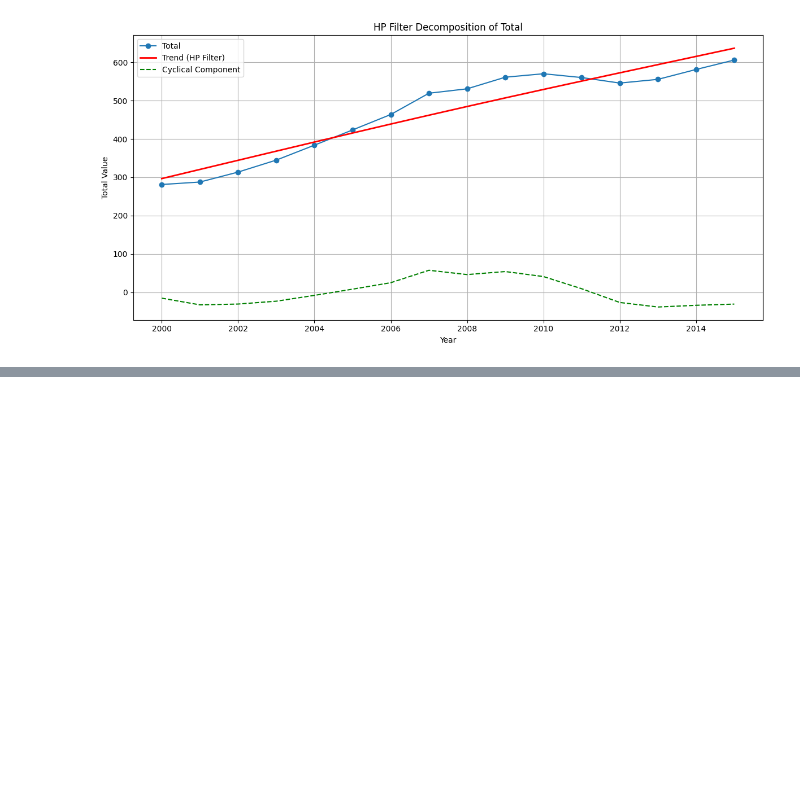
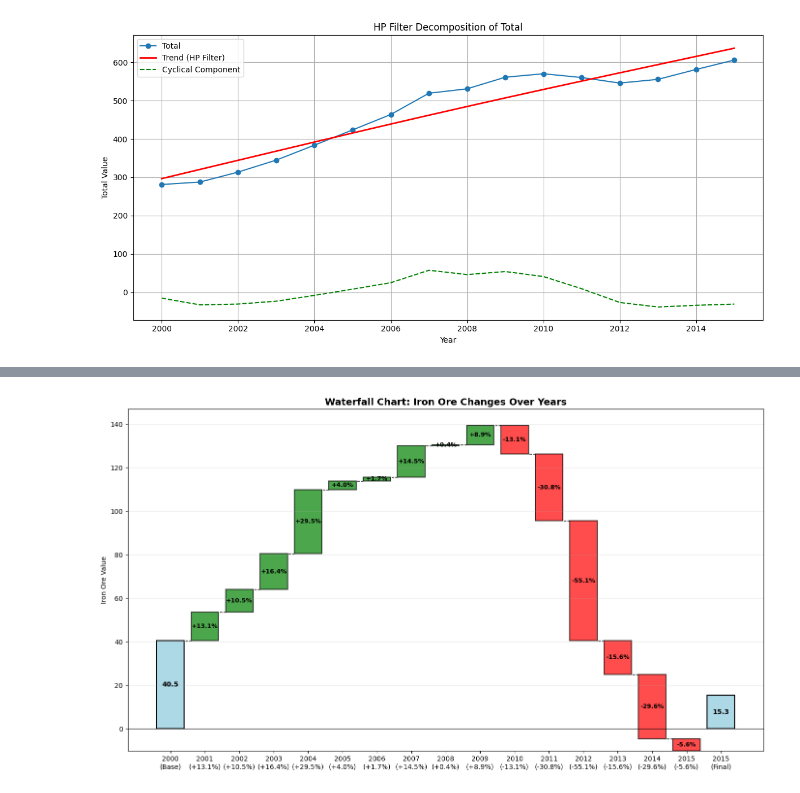
Before and after one commit to sarthak-somani/stats-project, a Jupyter notebook: stats-project-code.ipynb, the cells around one changed output, grey strips where cells are left out. Saved outputs shown, nothing was run; the diff lists cells and outputs as text; code cells hidden in the pictures; blank space fills up the shorter version.

```diff
--- a/stats-project-code.ipynb
+++ b/stats-project-code.ipynb
@@ -159,0 +276,91 @@ else:
+# %%
+# Waterfall chart: Percentage change in Iron Ore over the years
+import matplotlib.pyplot as plt
+import numpy as np
+
+# Extract Iron Ore data
+iron_ore_col = [col for col in df.columns if 'iron ore' in col.lower()][0]
+iron_ore_data = df[iron_ore_col].values
+years = df[year_col].str.extract(r'(\d{4})')[0].astype(int).values
+
+# Calculate percentage changes
+pct_changes = np.diff(iron_ore_data) / iron_ore_data[:-1] * 100
+
+# Prepare data for waterfall chart
+# Start with the first year's value
+values = [iron_ore_data[0]]
+labels = [f'{years[0]}\n(Base)']
+
+# Add percentage changes for each subsequent year
+for i, change in enumerate(pct_changes):
+    values.append(change)
+    labels.append(f'{years[i+1]}\n({change:+.1f}%)')
+
+# Add the final cumulative value
+values.append(iron_ore_data[-1])
+labels.append(f'{years[-1]}\n(Final)')
+
+# Create waterfall chart
+fig, ax = plt.subplots(figsize=(14, 8))
+
+# Calculate cumulative positions
+cumulative = [values[0]]
+for i in range(1, len(values) - 1):
+    cumulative.append(cumulative[-1] + values[i])
+
+# Plot bars
+colors = []
+bottoms = []
+
+# First bar (base)
+ax.bar(0, values[0], color='lightblue', edgecolor='black', linewidth=1.5)
+colors.append('lightblue')
+bottoms.append(0)
+
+# Middle bars (changes)
+for i in range(1, len(values) - 1):
+    if values[i] >= 0:
+        color = 'green'
+        bottom = cumulative[i-1]
+    else:
+        color = 'red'
+        bottom = cumulative[i-1] + values[i]
+
+    ax.bar(i, abs(values[i]), bottom=bottom, color=color, alpha=0.7, edgecolor='black', linewidth=1.5)
+
+    # Draw connecting line
+    if i > 0:
+        ax.plot([i-0.4, i-0.6], [cumulative[i-1], cumulative[i-1]], 'k--', linewidth=1)
+
+# Last bar (final total)
+ax.bar(len(values)-1, values[-1], color='lightblue', edgecolor='black', linewidth=1.5)
+
+# Draw final connecting line
+ax.plot([len(values)-2-0.4, len(values)-1-0.6], [cumulative[-1], cumulative[-1]], 'k--', linewidth=1)
+
+# Customize chart
+ax.set_xticks(range(len(labels)))
+ax.set_xticklabels(labels, rotation=0, ha='center')
+ax.set_ylabel('Iron Ore Value')
+ax.set_title('Waterfall Chart: Iron Ore Changes Over Years', fontsize=14, fontweight='bold')
+ax.grid(True, alpha=0.3, axis='y')
+ax.axhline(y=0, color='black', linewidth=0.8)
+
+# Add value labels on bars
+for i, val in enumerate(values):
+    if i == 0 or i == len(values) - 1:
+        ax.text(i, val/2, f'{val:.1f}', ha='center', va='center', fontweight='bold')
+    else:
+        height = cumulative[i-1] + (values[i]/2 if values[i] >= 0 else values[i]/2)
+        ax.text(i, height, f'{values[i]:+.1f}%', ha='center', va='center', fontweight='bold', fontsize=9)
+
+plt.tight_layout()
+plt.show()
+
+print(f"\nIron Ore Analysis:")
+print(f"Starting value ({years[0]}): {iron_ore_data[0]:.2f}")
+print(f"Ending value ({years[-1]}): {iron_ore_data[-1]:.2f}")
+print(f"Total change: {iron_ore_data[-1] - iron_ore_data[0]:.2f}")
+print(f"Total percentage change: {(iron_ore_data[-1] - iron_ore_data[0]) / iron_ore_data[0] * 100:+.2f}%")
+# %% [output]
+[figure, added]
```
Also changed, not shown: parts of 5 cells of this notebook.
